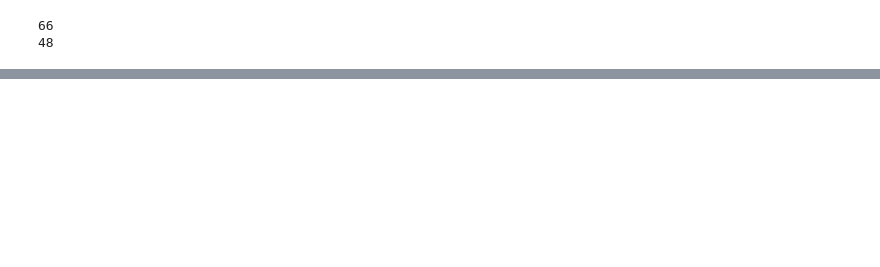
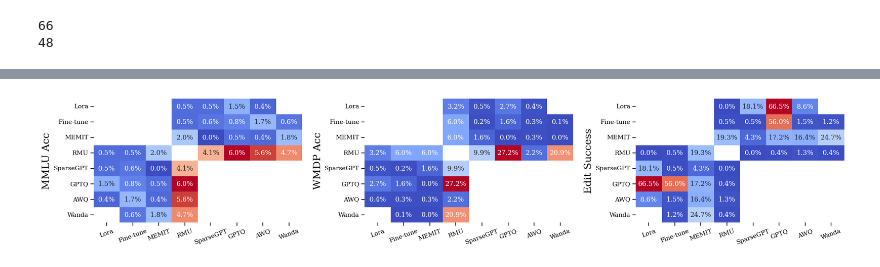
Before and after one commit to hartvigsen-group/composable-interventions, a Jupyter notebook: notebooks/tables.ipynb, the cells around one changed output, grey strips where cells are left out. Drawn from its saved outputs; the diff is of its cells as text; code cells hidden in the pictures; blank space fills up the shorter version.

```diff
--- a/notebooks/tables.ipynb
+++ b/notebooks/tables.ipynb
@@ -354,0 +357,20 @@ rmu-awq4bit & 0.018 & 0.010 & 0.036 & 4.250 & -0.001k & 5.950 & 0.581 & 0.396 &
+# %%
+import seaborn as sns
+import matplotlib.pyplot as plt
+
+# Set the font family to serif
+plt.rcParams['font.family'] = 'serif'
+
+# Seaborn settings
+sns.set_context("notebook")
+sns.set_palette("colorblind")
+sns.color_palette("pastel")
+
+# plotting constants
+TITLE_FONT_SIZE = 18
+WSPACE = 0.3
+FIGURE_HEIGHT = 3
+LINE_WIDTH = 2
+FIG_SIZE = 4
+MARKER_SIZE = 8
+X_LABEL_ROTATION = 20
@@ -354,0 +494,29 @@ rmu-awq4bit & 0.018 & 0.010 & 0.036 & 4.250 & -0.001k & 5.950 & 0.581 & 0.396 &
+# %%
+# Create three heatmaps next two eachother, one for each frame
+fig, axes = plt.subplots(1, 3, figsize=(6 * FIG_SIZE, FIG_SIZE))
+y_labels = {
+    0: "MMLU Acc",
+    1: "WMDP Acc",
+    2: "Edit Success"
+}
+
+sns.heatmap(mmlu_heatmap_data, annot=True, fmt=".1%", cmap="coolwarm", ax=axes[0], cbar=False)
+sns.heatmap(wmdp_heatmap_data, annot=True, fmt=".1%", cmap="coolwarm", ax=axes[1], cbar=False)
+sns.heatmap(rewrite_heatmap_data, annot=True, fmt=".1%", cmap="coolwarm", ax=axes[2], cbar=False)
+
+# roate x labels
+for ax in axes:
+    ax.set_xticklabels(ax.get_xticklabels(), rotation=X_LABEL_ROTATION)
+
+for i, ax in enumerate(axes):
+    ax.set_ylabel(y_labels[i], fontsize=TITLE_FONT_SIZE)
+
+# add padding for labels
+fig.subplots_adjust(wspace=WSPACE, hspace=WSPACE)
+
+if not os.path.exists("figures"):
+    os.makedirs("figures")
+
+plt.savefig("figures/delta_heatmaps.pdf", bbox_inches="tight")
+# %% [output]
+[figure, added]
```
Also changed, not shown: parts of 11 cells of this notebook, 1 other file.
